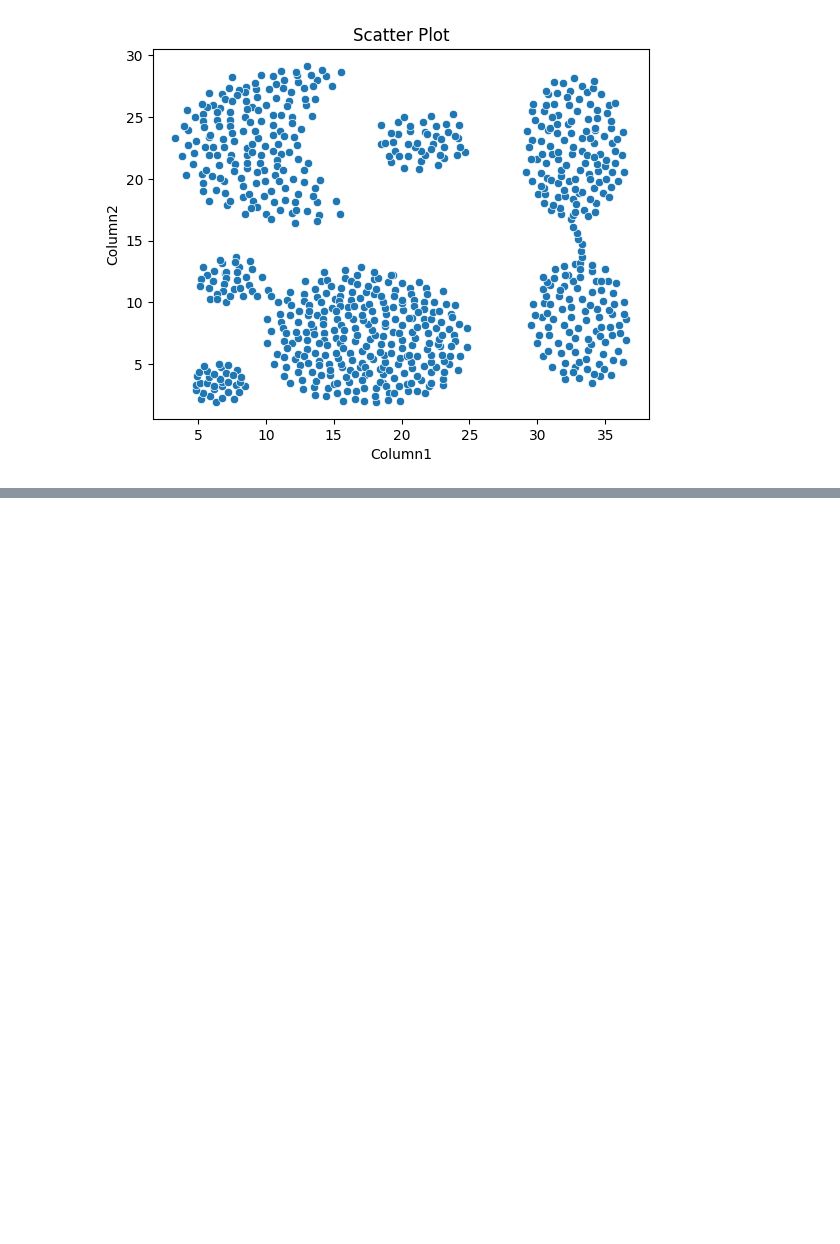
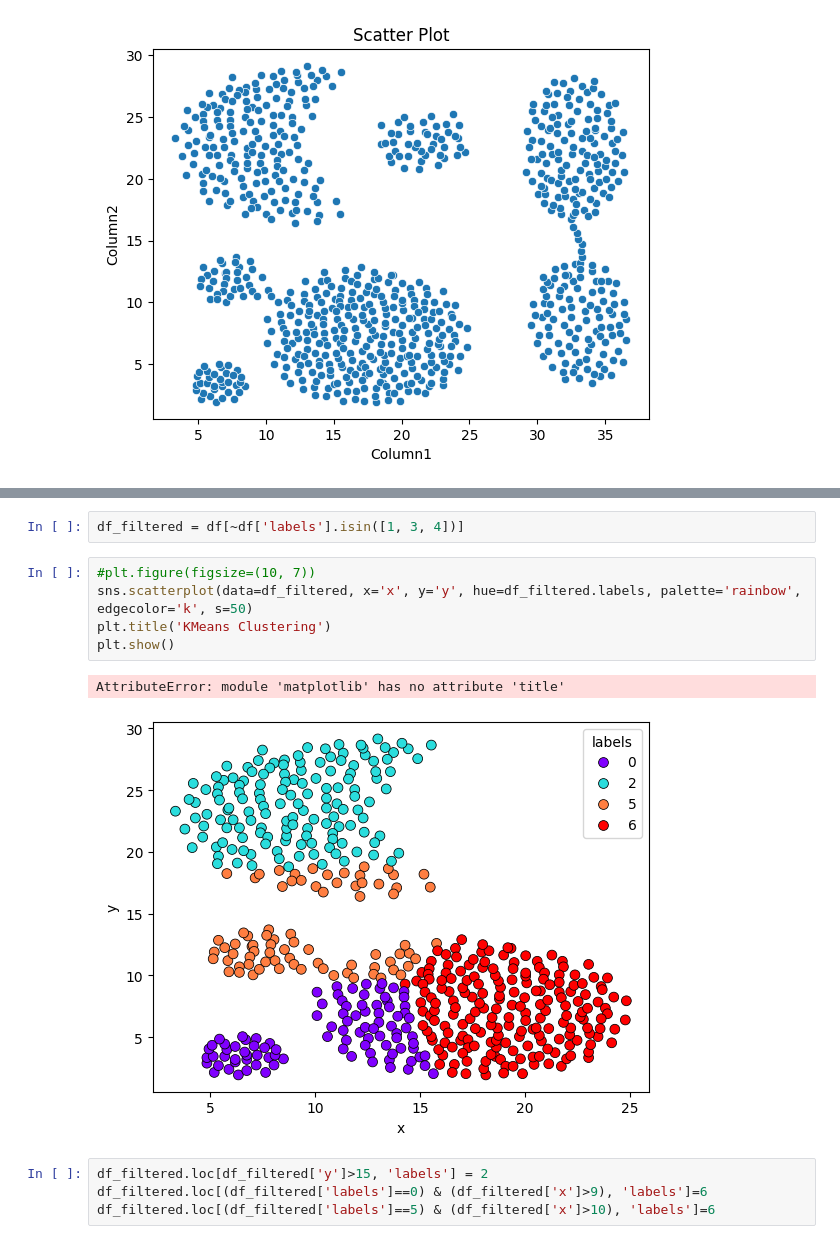
Before and after one commit to ElStabilini/AlgoritmiEStruttureDati, a Jupyter notebook: prova.ipynb, the cells around one changed output, grey strips where cells are left out. Cells and saved outputs as stored; diff of their text form; blank space fills up the shorter version.

```diff
--- a/prova.ipynb
+++ b/prova.ipynb
@@ -28,0 +109,14 @@ plt.show()
+# %%
+df_filtered = df[~df['labels'].isin([1, 3, 4])]
+# %%
+#plt.figure(figsize=(10, 7))
+sns.scatterplot(data=df_filtered, x='x', y='y', hue=df_filtered.labels, palette='rainbow', edgecolor='k', s=50)
+plt.title('KMeans Clustering')
+plt.show()
+# %% [output]
+AttributeError: module 'matplotlib' has no attribute 'title'
+[figure, added]
+# %%
+df_filtered.loc[df_filtered['y']>15, 'labels'] = 2
+df_filtered.loc[(df_filtered['labels']==0) & (df_filtered['x']>9), 'labels']=6
+df_filtered.loc[(df_filtered['labels']==5) & (df_filtered['x']>10), 'labels']=6
```
Also changed, not shown: parts of 15 cells of this notebook, 3 other files.
